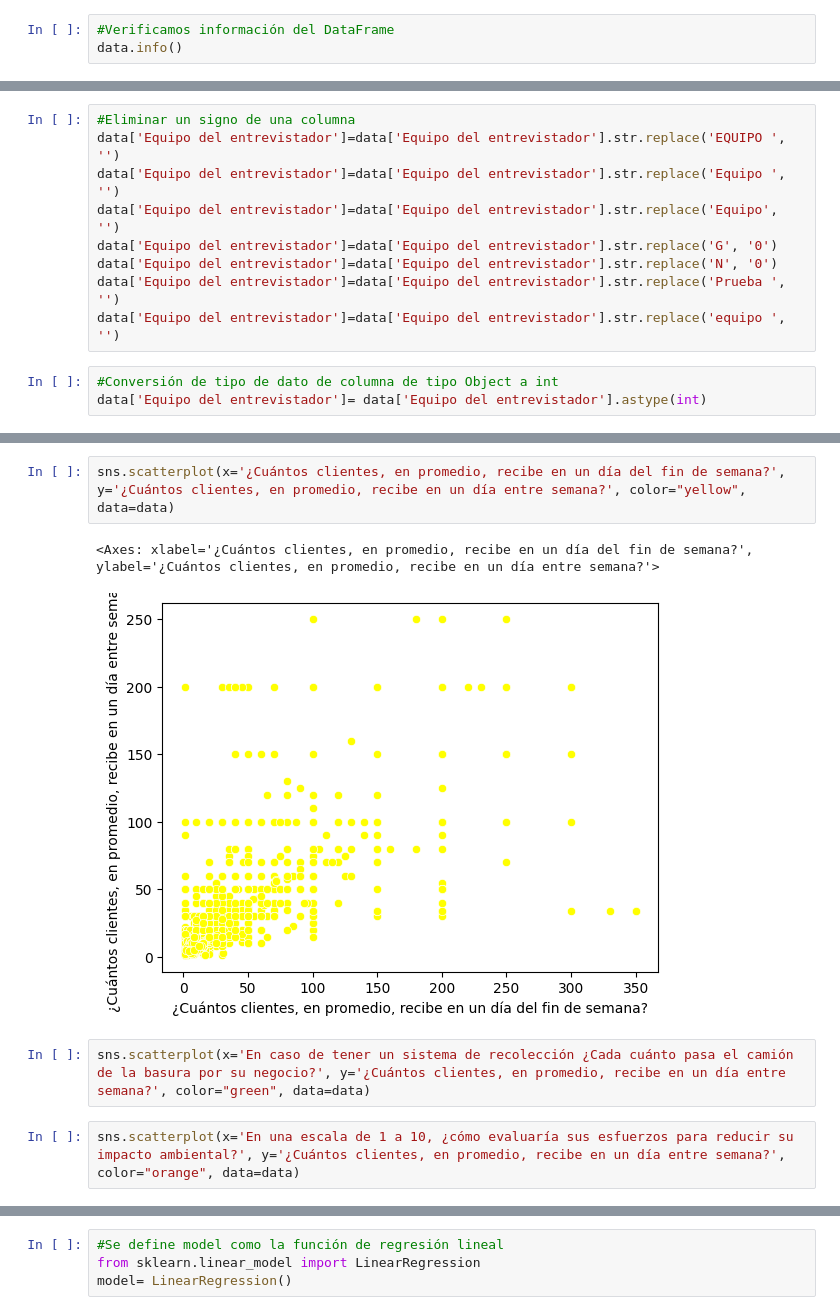
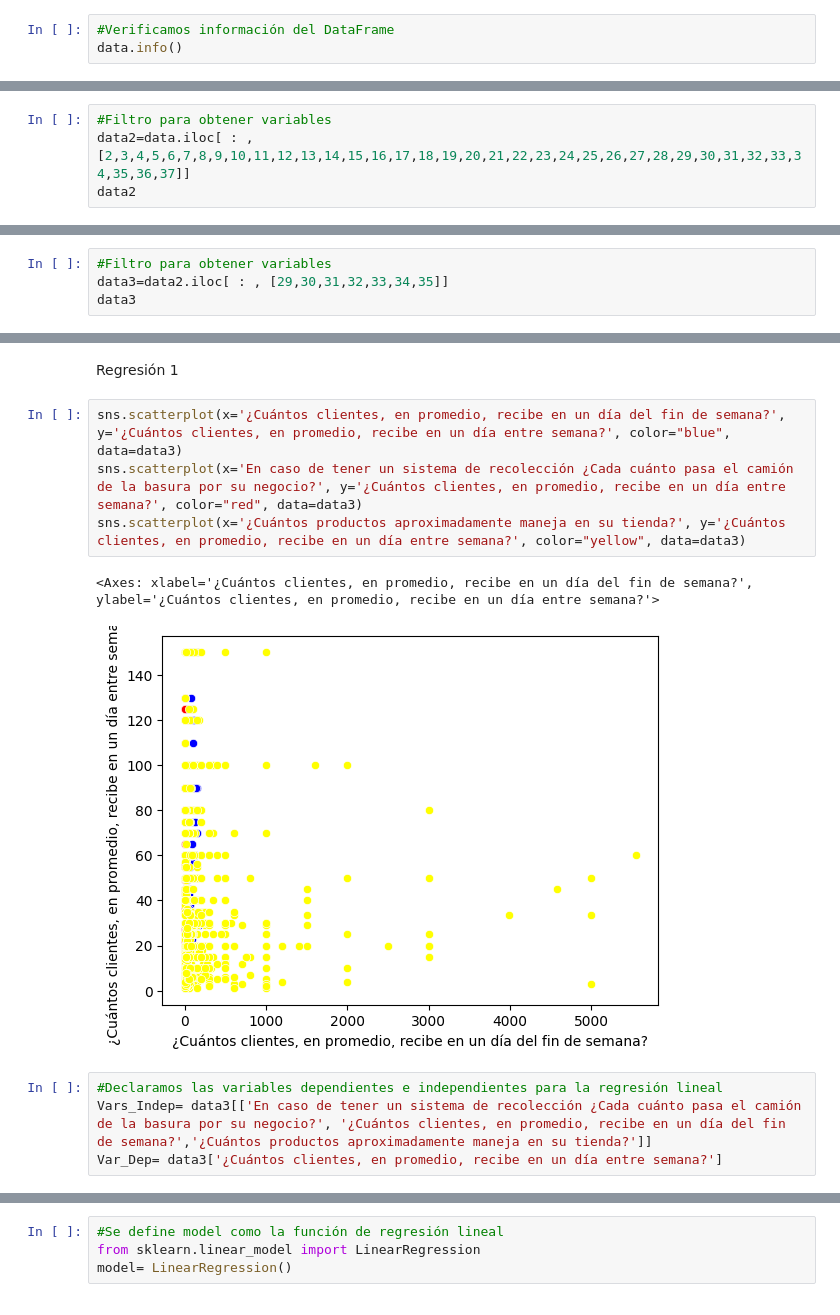
Before and after one commit to MarManja/SP, a Jupyter notebook: Regresión_lineal_multiple.ipynb, the cells around one changed output, grey strips where cells are left out. Drawn from its saved outputs; the diff is of its cells as text.

```diff
--- a/Regresión_lineal_multiple.ipynb
+++ b/Regresión_lineal_multiple.ipynb
@@ -23,12 +18,0 @@ riesgo_categorias
-# %%
-#Eliminar un signo de una columna
-data['Equipo del entrevistador']=data['Equipo del entrevistador'].str.replace('EQUIPO ', '')
-data['Equipo del entrevistador']=data['Equipo del entrevistador'].str.replace('Equipo ', '')
-data['Equipo del entrevistador']=data['Equipo del entrevistador'].str.replace('Equipo', '')
-data['Equipo del entrevistador']=data['Equipo del entrevistador'].str.replace('G', '0')
-data['Equipo del entrevistador']=data['Equipo del entrevistador'].str.replace('N', '0')
-data['Equipo del entrevistador']=data['Equipo del entrevistador'].str.replace('Prueba ', '')
-data['Equipo del entrevistador']=data['Equipo del entrevistador'].str.replace('equipo ', '')
-# %%
-#Conversión de tipo de dato de columna de tipo Object a int
-data['Equipo del entrevistador']= data['Equipo del entrevistador'].astype(int)
@@ -38,0 +19,4 @@ sns.scatterplot(x='¿Cuántos clientes, en promedio, recibe en un día entre sem
+# %%
+#Filtro para obtener variables
+data2=data.iloc[ : , [2,3,4,5,6,7,8,9,10,11,12,13,14,15,16,17,18,19,20,21,22,23,24,25,26,27,28,29,30,31,32,33,34,35,36,37]]
+data2
@@ -38,0 +26,4 @@ sns.scatterplot(x='¿Cuántos clientes, en promedio, recibe en un día entre sem
+# %%
+#Filtro para obtener variables
+data3=data2.iloc[ : , [29,30,31,32,33,34,35]]
+data3
@@ -39,9 +65,13 @@ sns.scatterplot(x='¿Cuántos clientes, en promedio, recibe en un día entre sem
+# %% [markdown]
+Regresión 1
 # %%
-sns.scatterplot(x='¿Cuántos clientes, en promedio, recibe en un día del fin de semana?', y='¿Cuántos clientes, en promedio, recibe en un día entre semana?', color="yellow", data=data)
+sns.scatterplot(x='¿Cuántos clientes, en promedio, recibe en un día del fin de semana?', y='¿Cuántos clientes, en promedio, recibe en un día entre semana?', color="blue", data=data3)
+sns.scatterplot(x='En caso de tener un sistema de recolección ¿Cada cuánto pasa el camión de la basura por su negocio?', y='¿Cuántos clientes, en promedio, recibe en un día entre semana?', color="red", data=data3)
+sns.scatterplot(x='¿Cuántos productos aproximadamente maneja en su tienda?', y='¿Cuántos clientes, en promedio, recibe en un día entre semana?', color="yellow", data=data3)
 # %% [output]
 <Axes: xlabel='¿Cuántos clientes, en promedio, recibe en un día del fin de semana?', ylabel='¿Cuántos clientes, en promedio, recibe en un día entre semana?'>
-[figure, old version]
+[figure, new version]
 # %%
-sns.scatterplot(x='En caso de tener un sistema de recolección ¿Cada cuánto pasa el camión de la basura por su negocio?', y='¿Cuántos clientes, en promedio, recibe en un día entre semana?', color="green", data=data)
+#Declaramos las variables dependientes e independientes para la regresión lineal
+Vars_Indep= data3[['En caso de tener un sistema de recolección ¿Cada cuánto pasa el camión de la basura por su negocio?', '¿Cuántos clientes, en promedio, recibe en un día del fin de semana?','¿Cuántos productos aproximadamente maneja en su tienda?']]
+Var_Dep= data3['¿Cuántos clientes, en promedio, recibe en un día entre semana?']
-# %%
-sns.scatterplot(x='En una escala de 1 a 10, ¿cómo evaluaría sus esfuerzos para reducir su impacto ambiental?', y='¿Cuántos clientes, en promedio, recibe en un día entre semana?', color="orange", data=data)
```
Also changed, not shown: parts of 78 cells of this notebook.
